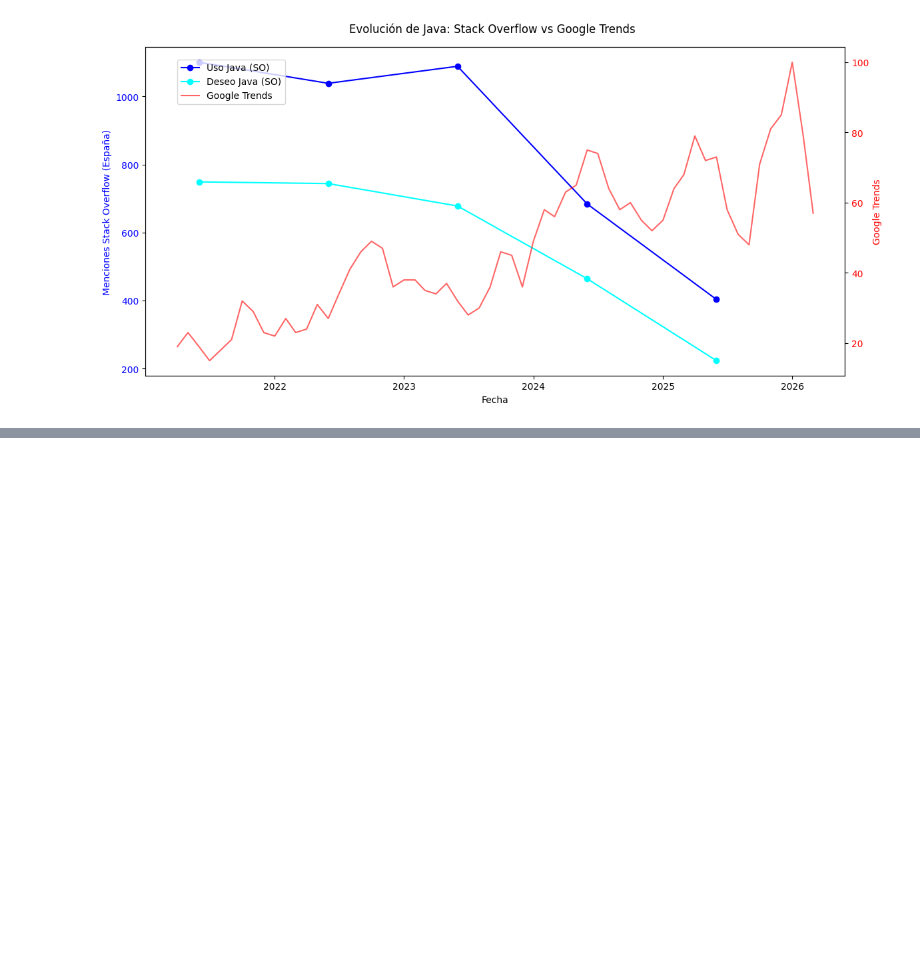
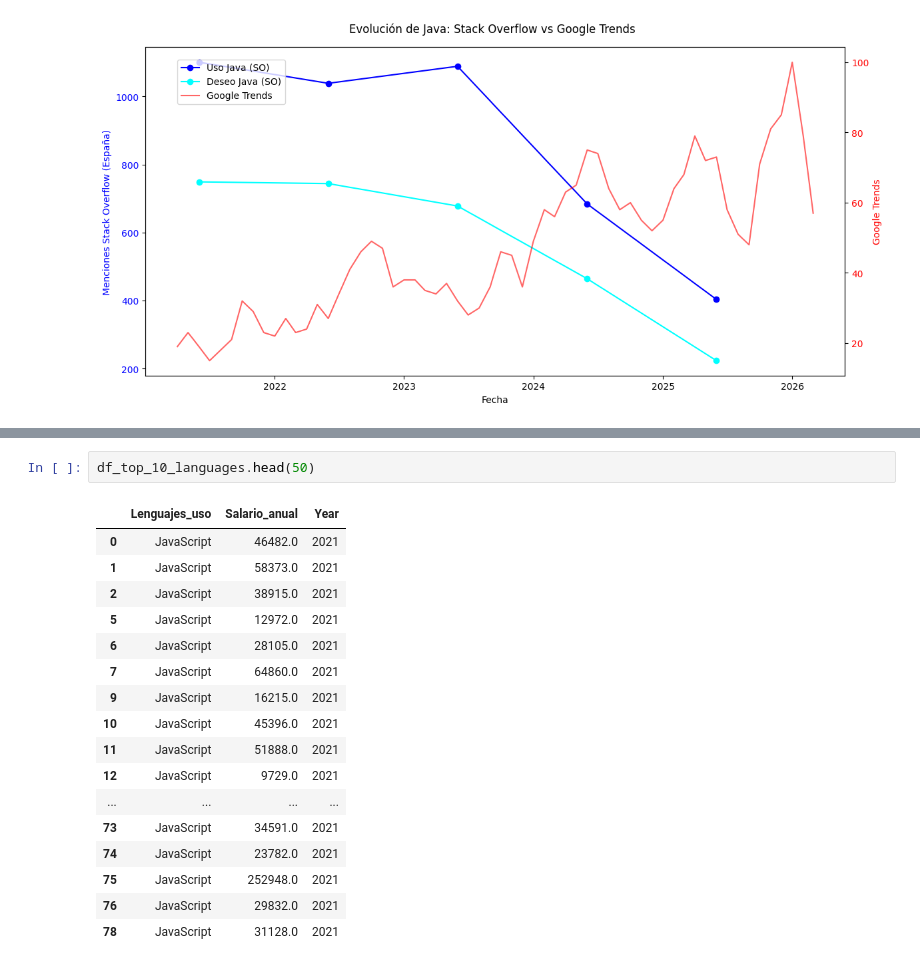
Before and after one commit to jlalonsoredon/EDA-programacion-tendencias, a Jupyter notebook: analisis-Stack-Overflow.ipynb, the cells around one changed output, grey strips where cells are left out. Drawn from its saved outputs; the diff is of its cells as text; blank space fills up the shorter version.

```diff
--- a/analisis-Stack-Overflow.ipynb
+++ b/analisis-Stack-Overflow.ipynb
@@ -582,0 +608,20 @@ plot_language_trends('Java', df_master, df_trends, years)
+# %%
+df_top_10_languages.head(50)
+# %% [output]
+|  | Lenguajes_uso | Salario_anual | Year |
+| 0 | JavaScript | 46482.0 | 2021 |
+| 1 | JavaScript | 58373.0 | 2021 |
+| 2 | JavaScript | 38915.0 | 2021 |
+| 5 | JavaScript | 12972.0 | 2021 |
+| 6 | JavaScript | 28105.0 | 2021 |
+| 7 | JavaScript | 64860.0 | 2021 |
+| 9 | JavaScript | 16215.0 | 2021 |
+| 10 | JavaScript | 45396.0 | 2021 |
+| 11 | JavaScript | 51888.0 | 2021 |
+| 12 | JavaScript | 9729.0 | 2021 |
+| ... | ... | ... | ... |
+| 73 | JavaScript | 34591.0 | 2021 |
+| 74 | JavaScript | 23782.0 | 2021 |
+| 75 | JavaScript | 252948.0 | 2021 |
+| 76 | JavaScript | 29832.0 | 2021 |
+| 78 | JavaScript | 31128.0 | 2021 |
```
Also changed, not shown: parts of 9 cells of this notebook.
